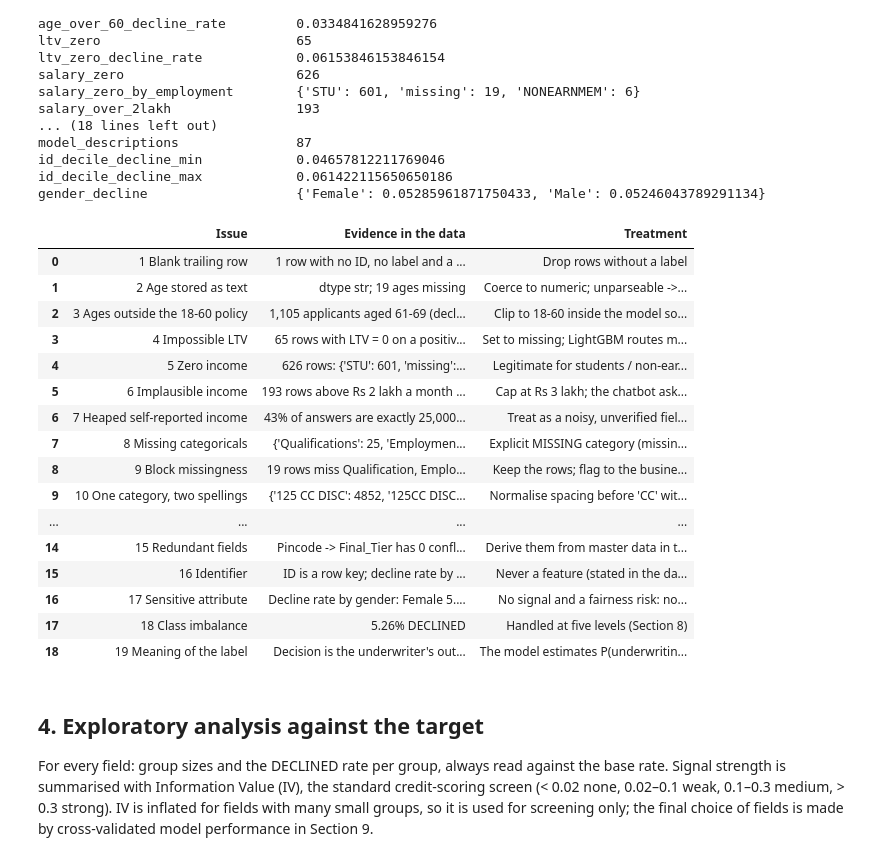
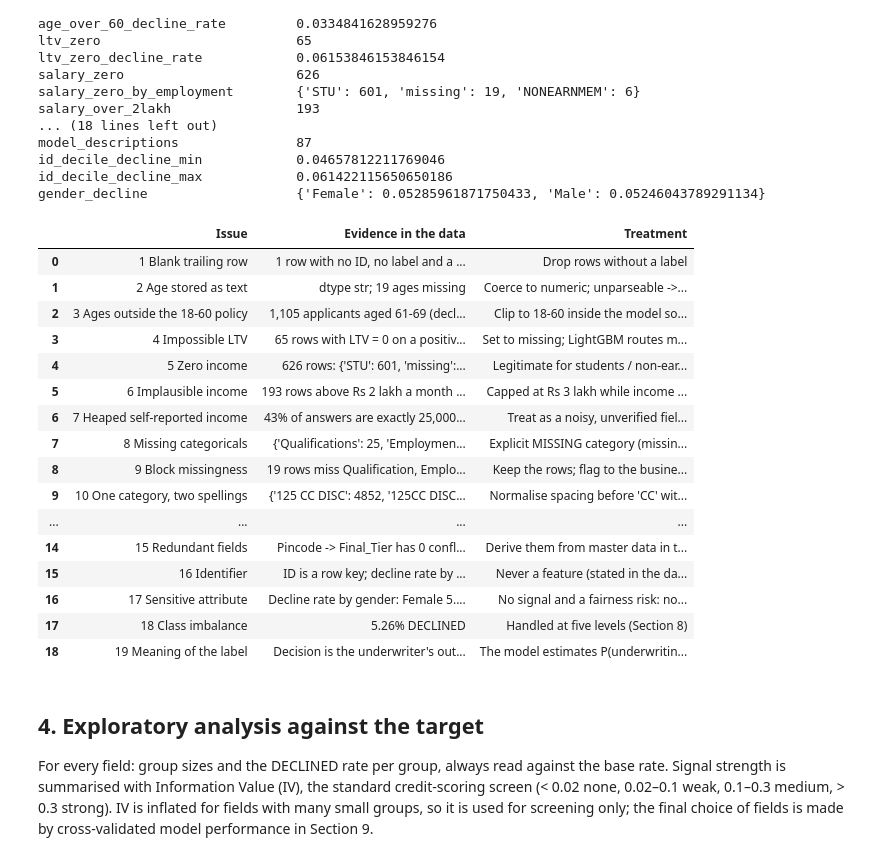
Before and after one commit to joymondal/abc_credit_project, a Jupyter notebook: ABC_Credit_Loan_Model.ipynb, the cells around one changed output. Saved outputs shown, nothing was run; the diff lists cells and outputs as text; code cells hidden in the pictures.

```diff
--- a/ABC_Credit_Loan_Model.ipynb
+++ b/ABC_Credit_Loan_Model.ipynb
@@ -392,36 +460,36 @@ gender_decline                   {'Female': 0.05285961871750433, 'Male': 0.05246
 # %%
 issues = [
  ("1 Blank trailing row", f"{Q['blank_rows']} row with no ID, no label and a blank string in Age", "Drop rows without a label"),
  ("2 Age stored as text", f"dtype {Q['age_dtype']}; {Q['age_missing']} ages missing", "Coerce to numeric; unparseable -> missing"),
  ("3 Ages outside the 18-60 policy", f"{Q['age_over_60']:,} applicants aged 61-{Q['age_max']} (decline rate {Q['age_over_60_decline_rate']:.1%}); none under 18", "Clip to 18-60 inside the model so every test row is scored; the chatbot applies the policy as an eligibility rule"),
  ("4 Impossible LTV", f"{Q['ltv_zero']} rows with LTV = 0 on a positive loan", "Set to missing; LightGBM routes missing values natively"),
- ("5 Zero income", f"{Q['salary_zero']} rows: {Q['salary_zero_by_employment']}", "Legitimate for students / non-earners: keep, add salary_is_zero flag, income ratios left missing"),
- ("6 Implausible income", f"{Q['salary_over_2lakh']} rows above Rs 2 lakh a month (max Rs {Q['salary_max']:,.0f}); likely annual figures", "Cap at Rs 3 lakh; the chatbot asks for confirmation above Rs 2 lakh"),
- ("7 Heaped self-reported income", f"{Q['salary_round_share']:.0%} of answers are exactly 25,000 / 30,000 / 35,000", "Treat as a noisy, unverified field; test its value empirically (Section 9)"),
+ ("5 Zero income", f"{Q['salary_zero']} rows: {Q['salary_zero_by_employment']}", "Legitimate for students / non-earners: kept as is with a salary_is_zero flag while income was a candidate; the field is not used by the final model (Section 9)"),
+ ("6 Implausible income", f"{Q['salary_over_2lakh']} rows above Rs 2 lakh a month (max Rs {Q['salary_max']:,.0f}); likely annual figures", "Capped at Rs 3 lakh while income was a candidate; the field is not used by the final model (Section 9)"),
+ ("7 Heaped self-reported income", f"{Q['salary_round_share']:.0%} of answers are exactly 25,000 / 30,000 / 35,000", "Treat as a noisy, unverified field; tested in Section 9, found to add nothing, and removed from the model and the chatbot"),
  ("8 Missing categoricals", f"{Q['missing']}", "Explicit MISSING category (missingness may be informative)"),
  ("9 Block missingness", f"{Q['block_missing_rows']} rows miss Qualification, Employment, Age and Residence together", "Keep the rows; flag to the business as an incomplete-application route"),
  ("10 One category, two spellings", f"{Q['variant_counts']}", "Normalise spacing before 'CC' with a regular expression"),
  ("11 Character-encoding damage", f"{Q['mojibake_rows']:,} model descriptions contain 'â€“' (a mis-decoded dash); {Q['untrimmed_text_rows']} have stray spaces", "Repair the sequence, upper-case, collapse whitespace"),
  ("12 Rare categories", f"Make {Q['rare_make']}; variants {Q['rare_variant']}", "Pool categories seen < 30 times into 'infrequent'; unseen test categories go to the same bucket"),
  ("13 Duplicates", f"{Q['duplicates_exact']} exact duplicates; {Q['conflicting_duplicate_groups']} groups identical in every field but with different decisions", "Drop exact duplicates before splitting (leakage); keep the conflicting ones as label noise"),
  ("14 High-cardinality pincode", f"{Q['pincode_distinct']:,} pincodes, median {Q['pincode_median_rows']:.0f} applications each", "Use the postal hierarchy: zone, 2-digit and 3-digit prefix, with smoothed cross-fitted target encoding"),
  ("15 Redundant fields", f"Pincode -> Final_Tier has {Q['pincode_tier_conflicts']} conflicts; Model_Description -> Make / Variant / Product is one-to-one", "Derive them from master data in the chatbot instead of asking"),
  ("16 Identifier", f"ID is a row key; decline rate by ID decile only drifts {Q['id_decile_decline_min']:.1%}-{Q['id_decile_decline_max']:.1%}", "Never a feature (stated in the data dictionary)"),
  ("17 Sensitive attribute", f"Decline rate by gender: {', '.join(f'{k} {v:.2%}' for k, v in Q['gender_decline'].items())}", "No signal and a fairness risk: not asked, not modelled, kept only to audit outcomes"),
  ("18 Class imbalance", f"{base_rate:.2%} DECLINED", "Handled at five levels (Section 8)"),
  ("19 Meaning of the label", "Decision is the underwriter's outcome, not observed repayment", "The model estimates P(underwriting would decline); stated as a limitation"),
 ]
 dq = pd.DataFrame(issues, columns=["Issue", "Evidence in the data", "Treatment"])
 dq.to_csv("outputs/data_quality_audit.csv", index=False)
 with pd.option_context("display.max_colwidth", 140): display(dq)
 # %% [output]
 |  | Issue | Evidence in the data | Treatment |
 | 0 | 1 Blank trailing row | 1 row with no ID, no label and a ... | Drop rows without a label |
 | 1 | 2 Age stored as text | dtype str; 19 ages missing | Coerce to numeric; unparseable ->... |
 | 2 | 3 Ages outside the 18-60 policy | 1,105 applicants aged 61-69 (decl... | Clip to 18-60 inside the model so... |
 | 3 | 4 Impossible LTV | 65 rows with LTV = 0 on a positiv... | Set to missing; LightGBM routes m... |
 | 4 | 5 Zero income | 626 rows: {'STU': 601, 'missing':... | Legitimate for students / non-ear... |
-| 5 | 6 Implausible income | 193 rows above Rs 2 lakh a month ... | Cap at Rs 3 lakh; the chatbot ask... |
+| 5 | 6 Implausible income | 193 rows above Rs 2 lakh a month ... | Capped at Rs 3 lakh while income ... |
 | 6 | 7 Heaped self-reported income | 43% of answers are exactly 25,000... | Treat as a noisy, unverified fiel... |
 | 7 | 8 Missing categoricals | {'Qualifications': 25, 'Employmen... | Explicit MISSING category (missin... |
 | 8 | 9 Block missingness | 19 rows miss Qualification, Emplo... | Keep the rows; flag to the busine... |
```
Also changed, not shown: parts of 34 cells of this notebook, 41 other files.
